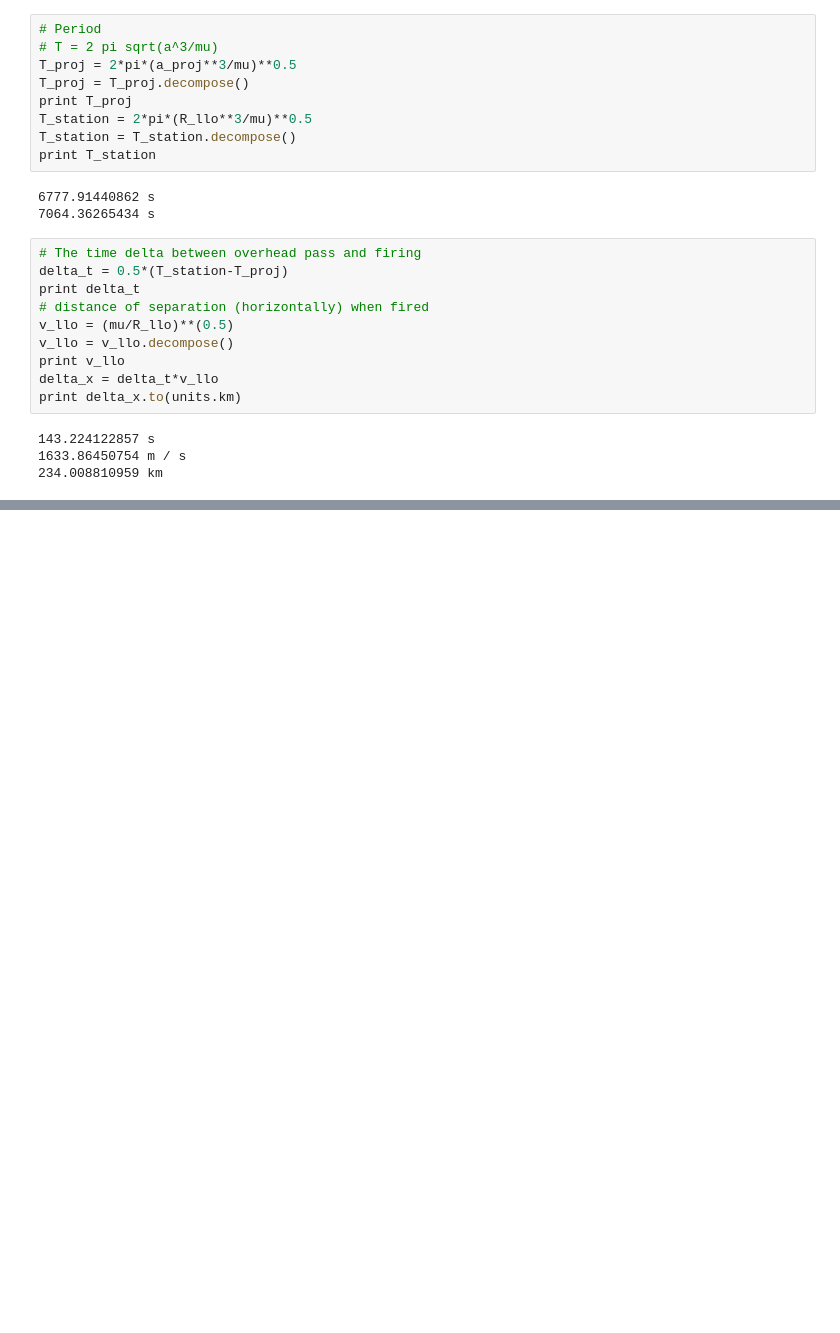
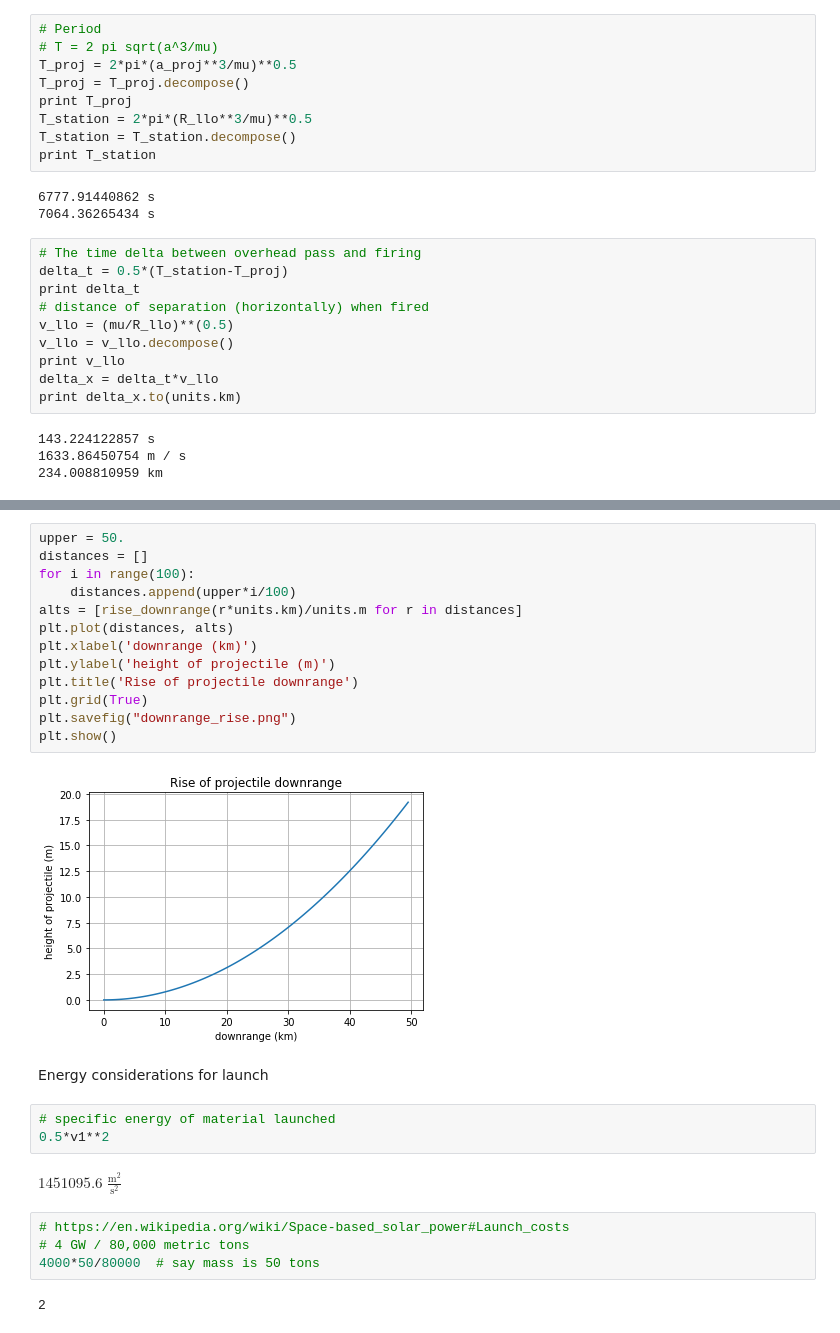
Before and after one commit to AlanCoding/Lunar-Catcher-Launcher, a Jupyter notebook: variations analysis for lunar catcher-launcher system.ipynb, the cells around one changed output, grey strips where cells are left out. Drawn from its saved outputs; the diff is of its cells as text; blank space fills up the shorter version.

```diff
--- a/variations analysis for lunar catcher-launcher system.ipynb
+++ b/variations analysis for lunar catcher-launcher system.ipynb
@@ -107,0 +178,28 @@ print delta_x.to(units.km)
+# %%
+upper = 50.
+distances = []
+for i in range(100):
+    distances.append(upper*i/100)
+alts = [rise_downrange(r*units.km)/units.m for r in distances]
+plt.plot(distances, alts)
+plt.xlabel('downrange (km)')
+plt.ylabel('height of projectile (m)')
+plt.title('Rise of projectile downrange')
+plt.grid(True)
+plt.savefig("downrange_rise.png")
+plt.show()
+# %% [output]
+[figure, added]
+# %% [markdown]
+Energy considerations for launch
+# %%
+# specific energy of material launched
+0.5*v1**2
+# %% [output]
+$1451095.6 \; \mathrm{\frac{m^{2}}{s^{2}}}$
+# %%
+# https://en.wikipedia.org/wiki/Space-based_solar_power#Launch_costs
+# 4 GW / 80,000 metric tons
+4000*50/80000  # say mass is 50 tons
+# %% [output]
+2
```
Also changed, not shown: parts of 15 cells of this notebook, 1 other file.
